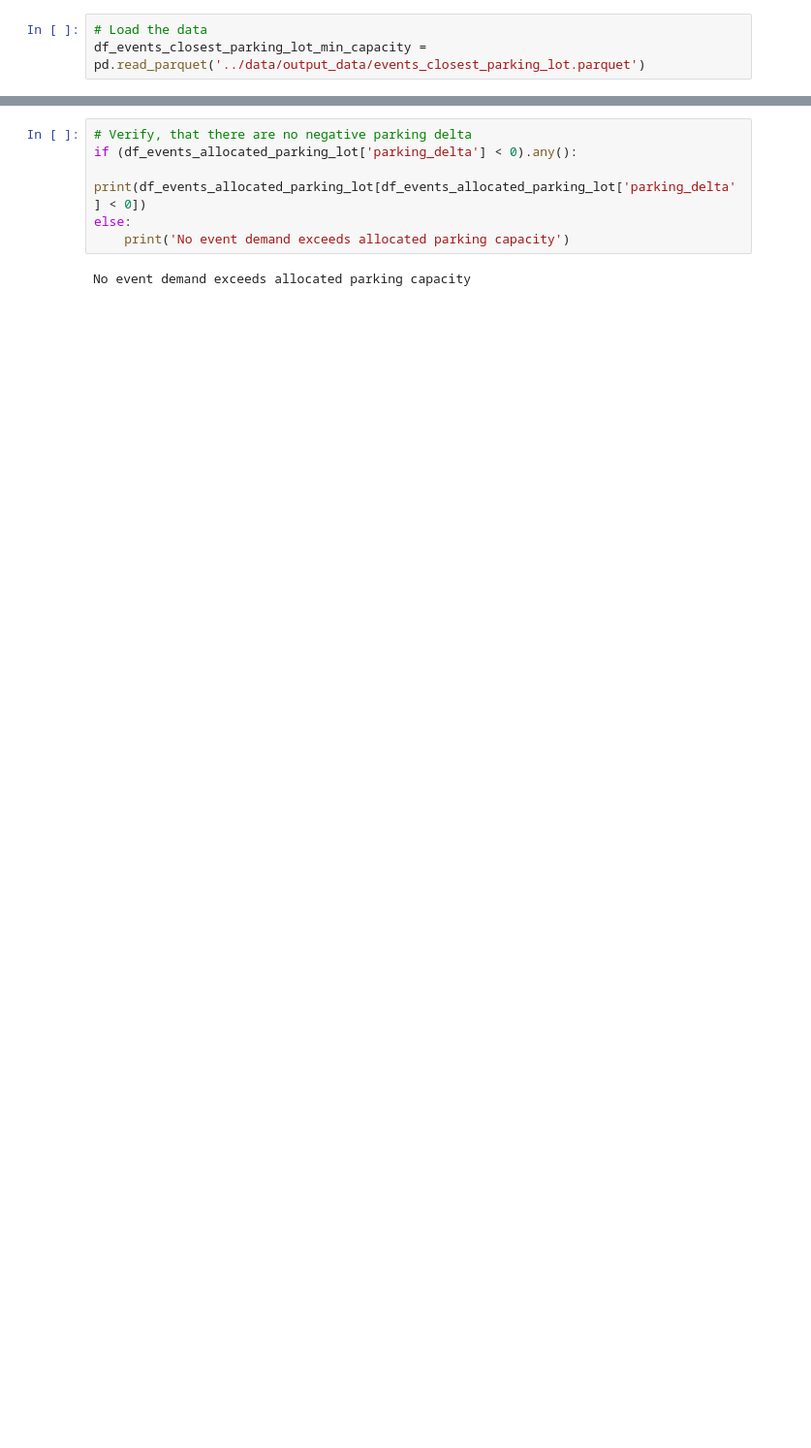
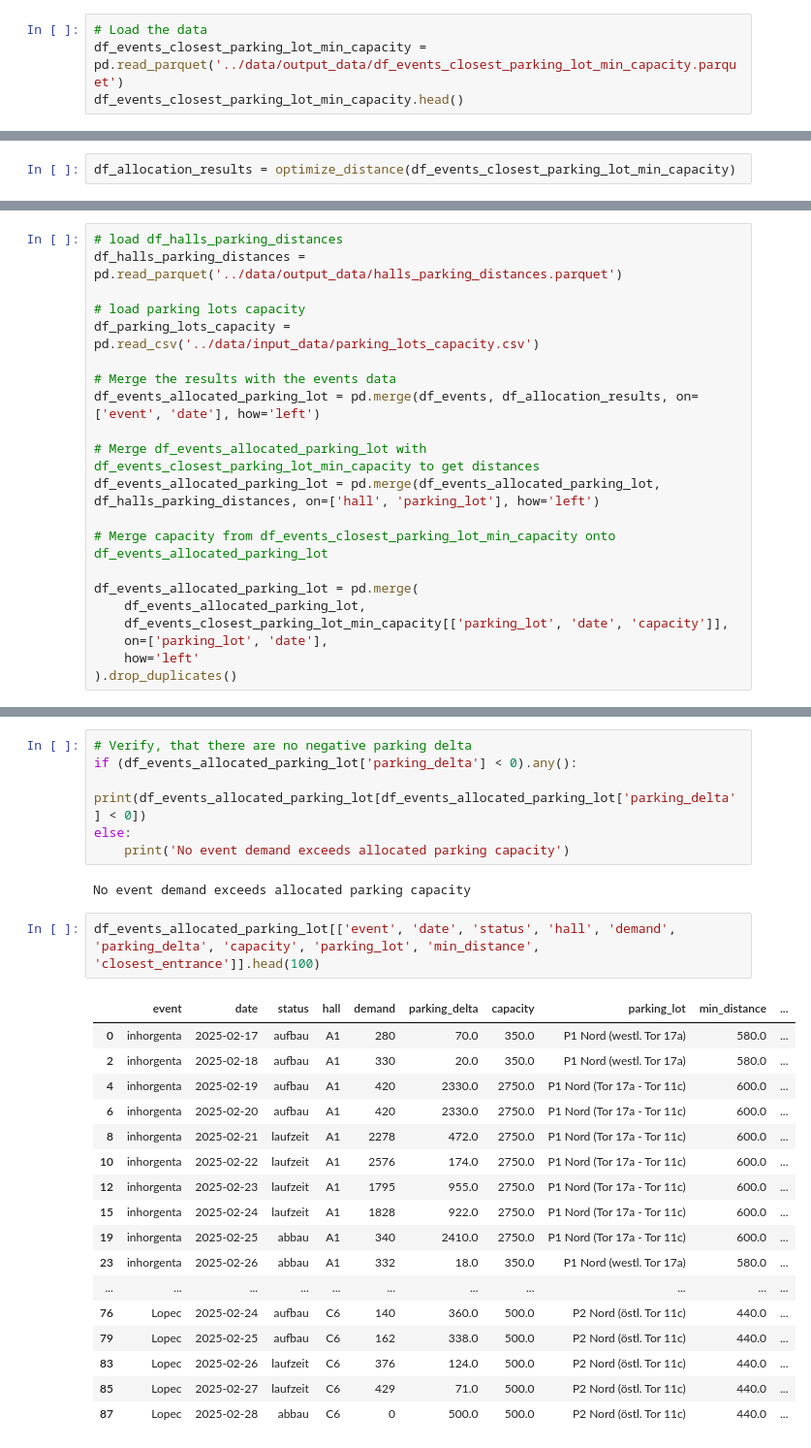
Before and after one commit to schwarzjakob/southpark, a Jupyter notebook: notebooks/first_algorithm_implementation.ipynb, the cells around one changed output, grey strips where cells are left out. Shown: that part at 97% size. Drawn from its saved outputs; the diff is of its cells as text; blank space fills up the shorter version.

```diff
--- a/notebooks/first_algorithm_implementation.ipynb
+++ b/notebooks/first_algorithm_implementation.ipynb
@@ -13,3 +104,4 @@ import pandas as pd
 # %%
 # Load the data
-df_events_closest_parking_lot_min_capacity = pd.read_parquet('../data/output_data/events_closest_parking_lot.parquet')
+df_events_closest_parking_lot_min_capacity = pd.read_parquet('../data/output_data/df_events_closest_parking_lot_min_capacity.parquet')
+df_events_closest_parking_lot_min_capacity.head()
@@ -80,0 +117,2 @@ Total time (CPU seconds):       0.01   (Wallclock seconds):       0.03
+# %%
+df_allocation_results = optimize_distance(df_events_closest_parking_lot_min_capacity)
@@ -106,3 +152,24 @@ df_events_allocated_parking_lot = pd.merge(
+# %%
+# load df_halls_parking_distances
+df_halls_parking_distances = pd.read_parquet('../data/output_data/halls_parking_distances.parquet')
+
+# load parking lots capacity
+df_parking_lots_capacity = pd.read_csv('../data/input_data/parking_lots_capacity.csv')
+
+# Merge the results with the events data
+df_events_allocated_parking_lot = pd.merge(df_events, df_allocation_results, on=['event', 'date'], how='left')
+
+# Merge df_events_allocated_parking_lot with df_events_closest_parking_lot_min_capacity to get distances
+df_events_allocated_parking_lot = pd.merge(df_events_allocated_parking_lot, df_halls_parking_distances, on=['hall', 'parking_lot'], how='left')
+
+# Merge capacity from df_events_closest_parking_lot_min_capacity onto df_events_allocated_parking_lot
+
+df_events_allocated_parking_lot = pd.merge(
+    df_events_allocated_parking_lot,
+    df_events_closest_parking_lot_min_capacity[['parking_lot', 'date', 'capacity']],
+    on=['parking_lot', 'date'],
+    how='left'
+).drop_duplicates()
 # %%
 # Add parking_delta column
 df_events_allocated_parking_lot['parking_delta'] = df_events_allocated_parking_lot['capacity'] - df_events_allocated_parking_lot['demand']
@@ -132,3 +199,23 @@ else:
     print('No event demand exceeds allocated parking capacity')
 # %% [output]
 No event demand exceeds allocated parking capacity
+# %%
+df_events_allocated_parking_lot[['event', 'date', 'status', 'hall', 'demand', 'parking_delta', 'capacity', 'parking_lot', 'min_distance', 'closest_entrance']].head(100)
+# %% [output]
+|  | event | date | status | hall | demand | parking_delta | capacity | parking_lot | min_distance | ... |
+| 0 | inhorgenta | 2025-02-17 | aufbau | A1 | 280 | 70.0 | 350.0 | P1 Nord (westl. Tor 17a) | 580.0 | ... |
+| 2 | inhorgenta | 2025-02-18 | aufbau | A1 | 330 | 20.0 | 350.0 | P1 Nord (westl. Tor 17a) | 580.0 | ... |
+| 4 | inhorgenta | 2025-02-19 | aufbau | A1 | 420 | 2330.0 | 2750.0 | P1 Nord (Tor 17a - Tor 11c) | 600.0 | ... |
+| 6 | inhorgenta | 2025-02-20 | aufbau | A1 | 420 | 2330.0 | 2750.0 | P1 Nord (Tor 17a - Tor 11c) | 600.0 | ... |
+| 8 | inhorgenta | 2025-02-21 | laufzeit | A1 | 2278 | 472.0 | 2750.0 | P1 Nord (Tor 17a - Tor 11c) | 600.0 | ... |
+| 10 | inhorgenta | 2025-02-22 | laufzeit | A1 | 2576 | 174.0 | 2750.0 | P1 Nord (Tor 17a - Tor 11c) | 600.0 | ... |
+| 12 | inhorgenta | 2025-02-23 | laufzeit | A1 | 1795 | 955.0 | 2750.0 | P1 Nord (Tor 17a - Tor 11c) | 600.0 | ... |
+| 15 | inhorgenta | 2025-02-24 | laufzeit | A1 | 1828 | 922.0 | 2750.0 | P1 Nord (Tor 17a - Tor 11c) | 600.0 | ... |
+| 19 | inhorgenta | 2025-02-25 | abbau | A1 | 340 | 2410.0 | 2750.0 | P1 Nord (Tor 17a - Tor 11c) | 600.0 | ... |
+| 23 | inhorgenta | 2025-02-26 | abbau | A1 | 332 | 18.0 | 350.0 | P1 Nord (westl. Tor 17a) | 580.0 | ... |
+| ... | ... | ... | ... | ... | ... | ... | ... | ... | ... | ... |
+| 76 | Lopec | 2025-02-24 | aufbau | C6 | 140 | 360.0 | 500.0 | P2 Nord (östl. Tor 11c) | 440.0 | ... |
+| 79 | Lopec | 2025-02-25 | aufbau | C6 | 162 | 338.0 | 500.0 | P2 Nord (östl. Tor 11c) | 440.0 | ... |
+| 83 | Lopec | 2025-02-26 | laufzeit | C6 | 376 | 124.0 | 500.0 | P2 Nord (östl. Tor 11c) | 440.0 | ... |
+| 85 | Lopec | 2025-02-27 | laufzeit | C6 | 429 | 71.0 | 500.0 | P2 Nord (östl. Tor 11c) | 440.0 | ... |
+| 87 | Lopec | 2025-02-28 | abbau | C6 | 0 | 500.0 | 500.0 | P2 Nord (östl. Tor 11c) | 440.0 | ... |
```
Also changed, not shown: parts of 33 cells of this notebook.
